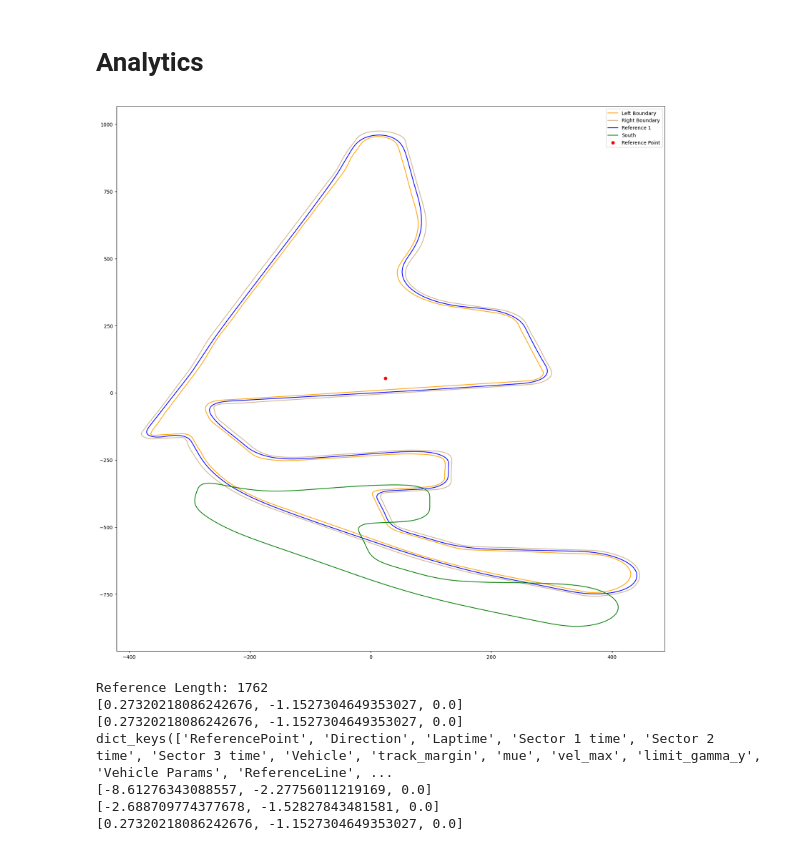
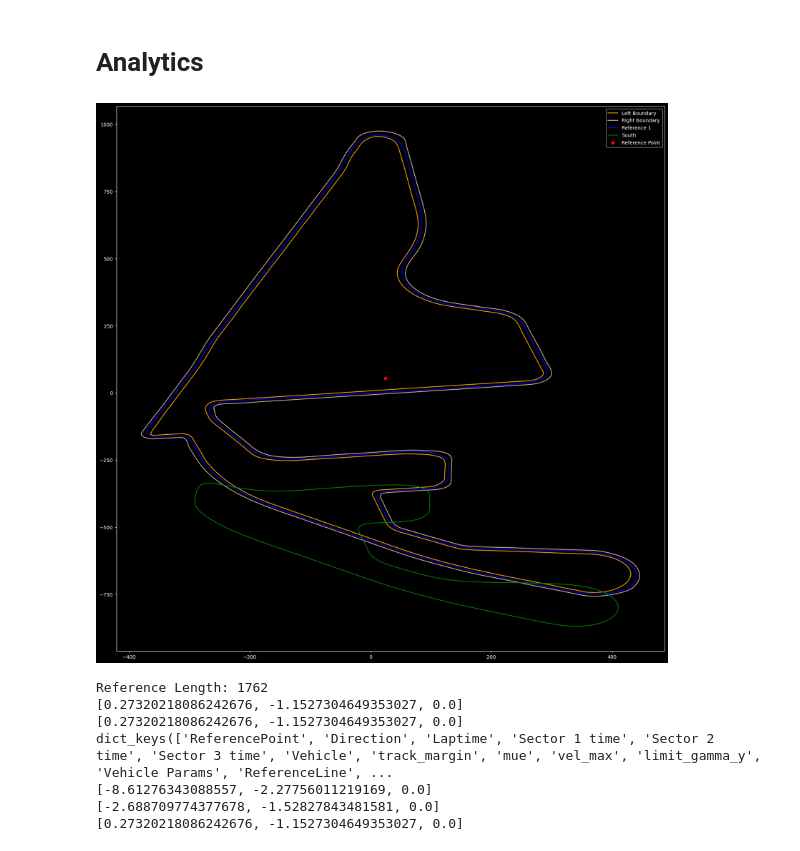
Before and after one commit to AV-Lab/avlite, a Jupyter notebook: analytics/global_path_analytics.ipynb, the cells around one changed output. Drawn from its saved outputs; the diff is of its cells as text; code cells hidden in the pictures.

```diff
--- a/analytics/global_path_analytics.ipynb
+++ b/analytics/global_path_analytics.ipynb
@@ -30,39 +30,40 @@ reference_point = reference3["ReferencePoint"]
 
 
 plt.figure(figsize=(20, 20))
+plt.style.use('dark_background')
 
 left_x, left_y = zip(*[(point[0], point[1]) for point in left_boundary])
 plt.plot(left_x, left_y, color='orange', label='Left Boundary')
 
 
 right_x, right_y = zip(*[(point[0], point[1]) for point in right_boundary])
 plt.plot(right_x, right_y, color='tan', label='Right Boundary')
 
 reference_x, reference_y = zip(*[(point[0], point[1]) for point in reference_line1])
 plt.plot(reference_x, reference_y, color='blue', label='Reference 1')
 
 reference_x, reference_y = zip(*[(point[0], point[1]) for point in reference_line3])
 plt.plot(reference_x, reference_y, color='green', label='South')
 
 plt.plot(reference_point[0], reference_point[1], 'ro', label='Reference Point')
 # zoom = 500
 # plt.xlim(24.46992202098782 - zoom, 24.46992202098782 + zoom)
 # plt.ylim(54.60522506805341 - zoom, 54.60522506805341 + zoom)
 
 plt.legend()
 plt.show()
 
 
 
 print(f"Reference Length: {len(reference_line1)}")
 print(reference_line1[-1])
 print(reference_line1[0])
 print(reference1.keys())
 print(reference1["ReferenceLine"][1758])
 print(reference1["ReferenceLine"][1760])
 print(reference1["ReferenceLine"][1761])
 # %% [output]
-[figure, old version]
+[figure, new version]
 Reference Length: 1762
 [0.27320218086242676, -1.1527304649353027, 0.0]
 [0.27320218086242676, -1.1527304649353027, 0.0]
```
Also changed, not shown: parts of 1 cell of this notebook, 17 other files.
